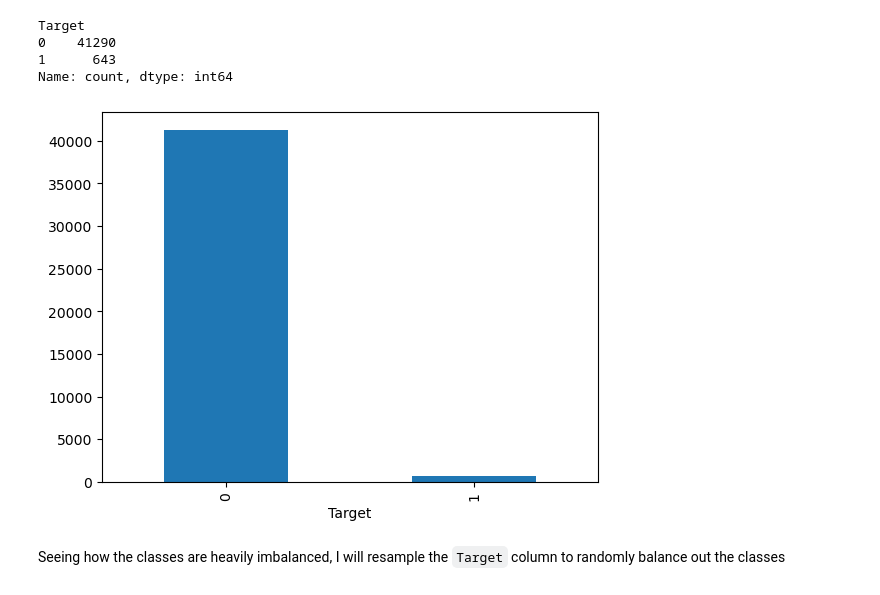
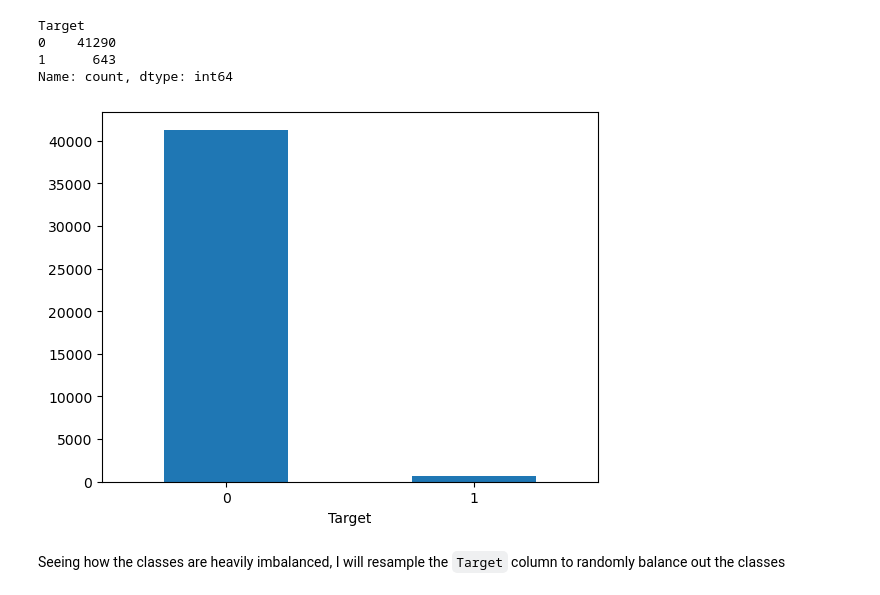
Before and after one commit to johnnys7n/Data-Scientist-Case-Study, a Jupyter notebook: Roche-Case-Study-Project.ipynb, the cells around one changed output. Drawn from its saved outputs; the diff is of its cells as text; code cells hidden in the pictures.

```diff
--- a/Roche-Case-Study-Project.ipynb
+++ b/Roche-Case-Study-Project.ipynb
@@ -499,9 +514,10 @@ Target
 1      643
 Name: count, dtype: int64
 # %%
-df_tmp['Target'].value_counts().plot(kind='bar');
+df_tmp['Target'].value_counts().plot(kind='bar')
+plt.xticks(rotation =0);
 # %% [output]
-[figure, old version]
+[figure, new version]
 # %% [markdown]
 Seeing how the classes are heavily imbalanced, I will resample the `Target` column to randomly balance out the classes
 # %%
```
Also changed, not shown: parts of 92 cells of this notebook, 1 other file.
